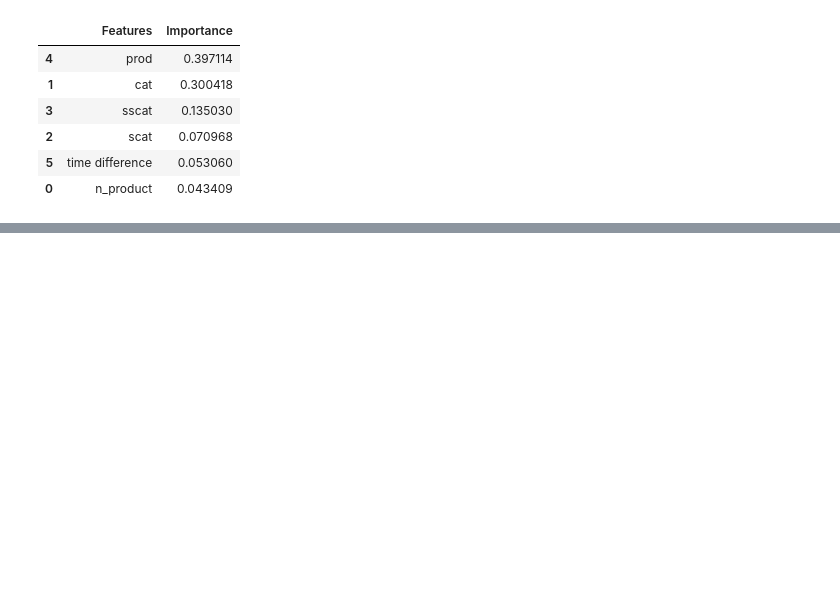
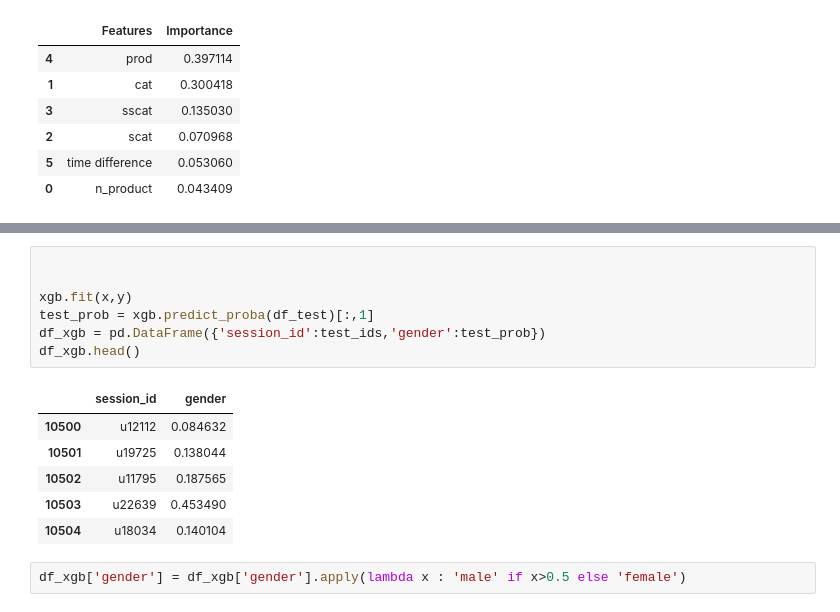
Before and after one commit to jeetch/AV-JanataHack-E-Commerce-Hackathon, a Jupyter notebook: AV-JanataHack-v0.1.ipynb, the cells around one changed output, grey strips where cells are left out. Drawn from its saved outputs; the diff is of its cells as text; blank space fills up the shorter version.

```diff
--- a/AV-JanataHack-v0.1.ipynb
+++ b/AV-JanataHack-v0.1.ipynb
@@ -309,0 +333,16 @@ pd.DataFrame({'Features':x.columns, 'Importance':rf.feature_importances_}).sort_
+# %%
+
+
+xgb.fit(x,y)
+test_prob = xgb.predict_proba(df_test)[:,1]
+df_xgb = pd.DataFrame({'session_id':test_ids,'gender':test_prob})
+df_xgb.head()
+# %% [output]
+|  | session_id | gender |
+| 10500 | u12112 | 0.084632 |
+| 10501 | u19725 | 0.138044 |
+| 10502 | u11795 | 0.187565 |
+| 10503 | u22639 | 0.453490 |
+| 10504 | u18034 | 0.140104 |
+# %%
+df_xgb['gender'] = df_xgb['gender'].apply(lambda x : 'male' if x>0.5 else 'female')
```
Also changed, not shown: parts of 18 cells of this notebook.
